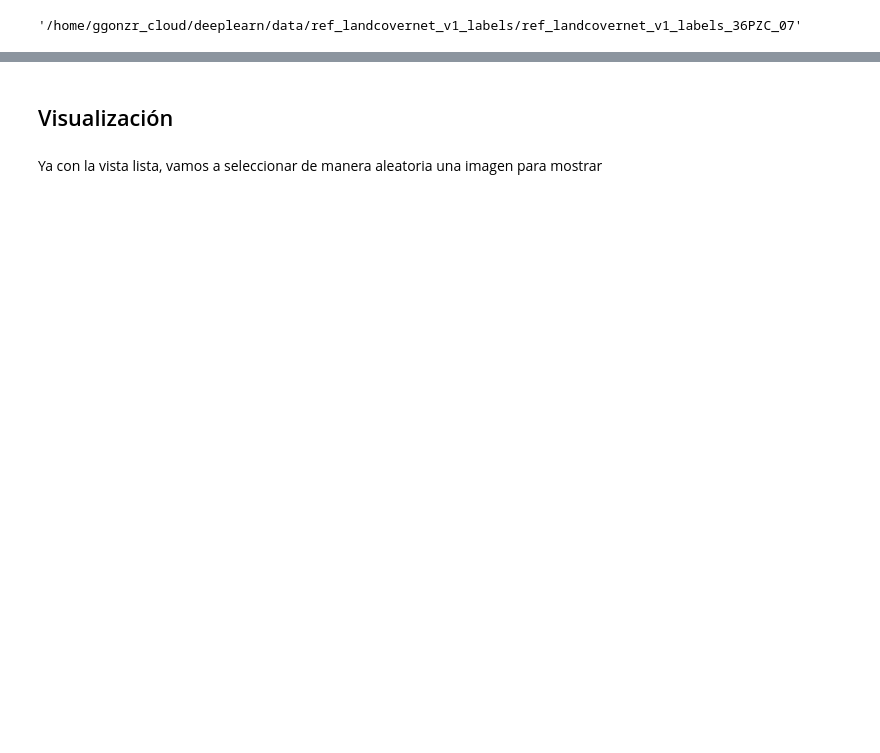
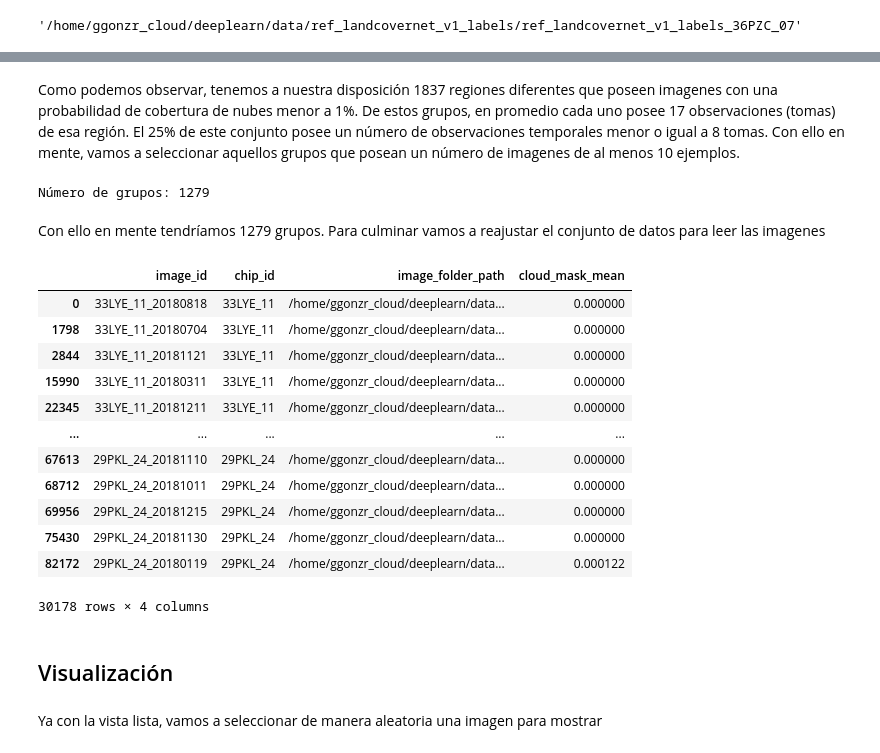
Before and after one commit to ggonzr/deep-learning-e2, a Jupyter notebook: notebook/entrega2.ipynb, the cells around one changed output, grey strips where cells are left out. Cells and saved outputs as stored; diff of their text form; code cells hidden in the pictures; blank space fills up the shorter version.

Commit message:
Analisis de máscaras de nubes

```diff
--- a/notebook/entrega2.ipynb
+++ b/notebook/entrega2.ipynb
@@ -175,0 +82,4 @@ with open(f"{DATA_BASE}/image_view.json", "w", encoding="utf-8") as v_f:
+# %%
+# Datos con una media de nubes menor a 0.1%
+percentage_1_mask_clouds = mask_clouds_df[mask_clouds_df.cloud_mask_mean <= 0.001]
+percentage_1_mask_clouds.count()
@@ -175,0 +92,8 @@ with open(f"{DATA_BASE}/image_view.json", "w", encoding="utf-8") as v_f:
+# %%
+# Agrupar los datos por chip
+cols = ["chip_id", "image_id"]
+p1_group_count = (
+    percentage_1_mask_clouds[cols]
+    .groupby("chip_id")
+    .count()
+)
@@ -176,3 +113,45 @@ with open(f"{DATA_BASE}/image_view.json", "w", encoding="utf-8") as v_f:
+# %% [markdown]
+Como podemos observar, tenemos a nuestra disposición 1837 regiones diferentes que poseen imagenes con una probabilidad de cobertura de nubes menor a 1%. De estos grupos, en promedio cada uno posee 17 observaciones (tomas) de esa región. El 25% de este conjunto posee un número de observaciones temporales menor o igual a 8 tomas. Con ello en mente, vamos a seleccionar aquellos grupos que posean un número de imagenes de al menos 10 ejemplos.
+# %%
+GROUP_NUM_EXAMPLES = 10
+p1_group_boundary = p1_group_count[p1_group_count.image_id >= GROUP_NUM_EXAMPLES]
+print(f"Número de grupos: {p1_group_boundary.count()[0]}")
+# %% [output]
+Número de grupos: 1279
+# %% [markdown]
+Con ello en mente tendríamos 1279 grupos. Para culminar vamos a reajustar el conjunto de datos para leer las imagenes
+# %%
+# Realizar el join
+p1_final_groups = (
+    percentage_1_mask_clouds
+    .join(
+        p1_group_boundary,
+        on="chip_id",
+        how="inner",
+        lsuffix="_p1_mask",
+        rsuffix="_p1_group"
+    )
+)
+
+# Limpiar
+p1_final_groups = p1_final_groups.drop(columns=["image_id_p1_group"])
+p1_final_groups = p1_final_groups.rename(columns={"image_id_p1_mask": "image_id"}, errors="raise")
+# %%
+p1_final_groups
+# %% [output]
+|  | image_id | chip_id | image_folder_path | cloud_mask_mean |
+| 0 | 33LYE_11_20180818 | 33LYE_11 | /home/ggonzr_cloud/deeplearn/data... | 0.000000 |
+| 1798 | 33LYE_11_20180704 | 33LYE_11 | /home/ggonzr_cloud/deeplearn/data... | 0.000000 |
+| 2844 | 33LYE_11_20181121 | 33LYE_11 | /home/ggonzr_cloud/deeplearn/data... | 0.000000 |
+| 15990 | 33LYE_11_20180311 | 33LYE_11 | /home/ggonzr_cloud/deeplearn/data... | 0.000000 |
+| 22345 | 33LYE_11_20181211 | 33LYE_11 | /home/ggonzr_cloud/deeplearn/data... | 0.000000 |
+| ... | ... | ... | ... | ... |
+| 67613 | 29PKL_24_20181110 | 29PKL_24 | /home/ggonzr_cloud/deeplearn/data... | 0.000000 |
+| 68712 | 29PKL_24_20181011 | 29PKL_24 | /home/ggonzr_cloud/deeplearn/data... | 0.000000 |
+| 69956 | 29PKL_24_20181215 | 29PKL_24 | /home/ggonzr_cloud/deeplearn/data... | 0.000000 |
+| 75430 | 29PKL_24_20181130 | 29PKL_24 | /home/ggonzr_cloud/deeplearn/data... | 0.000000 |
+| 82172 | 29PKL_24_20180119 | 29PKL_24 | /home/ggonzr_cloud/deeplearn/data... | 0.000122 |
+30178 rows × 4 columns
 # %% [markdown]
 ## Visualización
 # %% [markdown]
```
Also changed, not shown: parts of 46 cells of this notebook, 3 other files.
